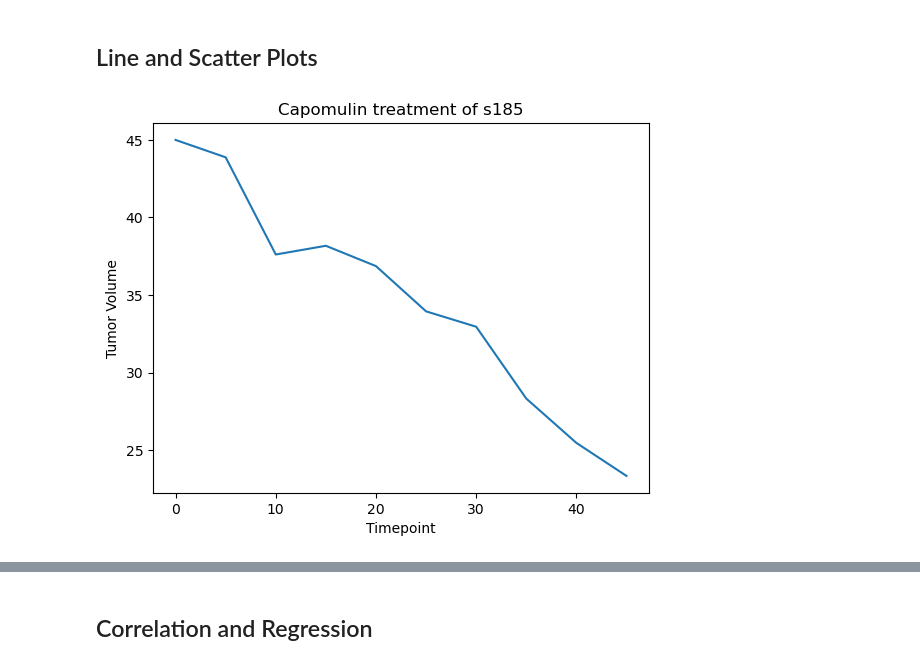
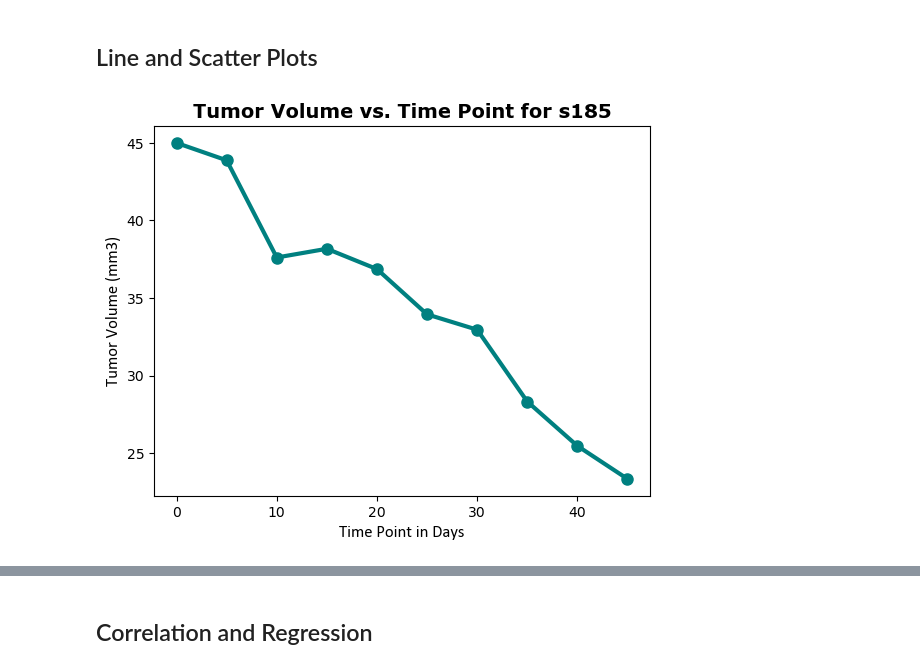
Before and after one commit to smruth17/data_visualization-challenge, a Jupyter notebook: Pymaceuticals/pymaceuticals.ipynb, the cells around one changed output, grey strips where cells are left out. Drawn from its saved outputs; the diff is of its cells as text; code cells hidden in the pictures.

```diff
--- a/Pymaceuticals/pymaceuticals.ipynb
+++ b/Pymaceuticals/pymaceuticals.ipynb
@@ -26,7 +26,7 @@ study_results = pd.read_csv(study_results_path)
 # study_results.info()
 # %%
 # Combine the data into a single DataFrame
-df = pd.merge(mouse_metadata, study_results, on="Mouse ID",  how="left")
+df = pd.merge(study_results, mouse_metadata, on="Mouse ID",  how="left")
 # Display the data table for preview
 df.head()
 # %% [output]
@@ -283,16 +265,21 @@ plt.show()
 # %%
 # Generate a line plot of tumor volume vs. time point for a single mouse treated with Capomulin
 capomulin = clean_df.loc[clean_df["Drug Regimen"] == "Capomulin"]
-# capomulin.head()
+
 m_data = capomulin.loc[capomulin["Mouse ID"] == "s185"]
 
-plt.plot(m_data["Timepoint"], m_data["Tumor Volume (mm3)"])
-plt.xlabel("Timepoint")
-plt.ylabel("Tumor Volume")
-plt.title("Capomulin treatment of s185")
+time = m_data["Timepoint"]
+y = m_data["Tumor Volume (mm3)"]
+
+plt.plot(time, y, color="teal", linewidth=3, marker="o", markersize=8)
+plt.xlabel("Time Point in Days", fontfamily="Calibri", fontsize=12)
+plt.ylabel("Tumor Volume (mm3)", fontfamily="Calibri", fontsize=12)
+plt.title("Tumor Volume vs. Time Point for s185", fontfamily="Verdana", fontsize=14, fontweight="bold")
 plt.show()
+# m_data.head()
+# m_data.tail()
 # %% [output]
-[figure, old version]
+[figure, new version]
 # %%
 # Generate a scatter plot of mouse weight vs. the average observed tumor volume for the entire Capomulin regimen
 capomulin = clean_df.loc[clean_df["Drug Regimen"] == "Capomulin"]
```
Also changed, not shown: parts of 13 cells of this notebook, 2 other files.
